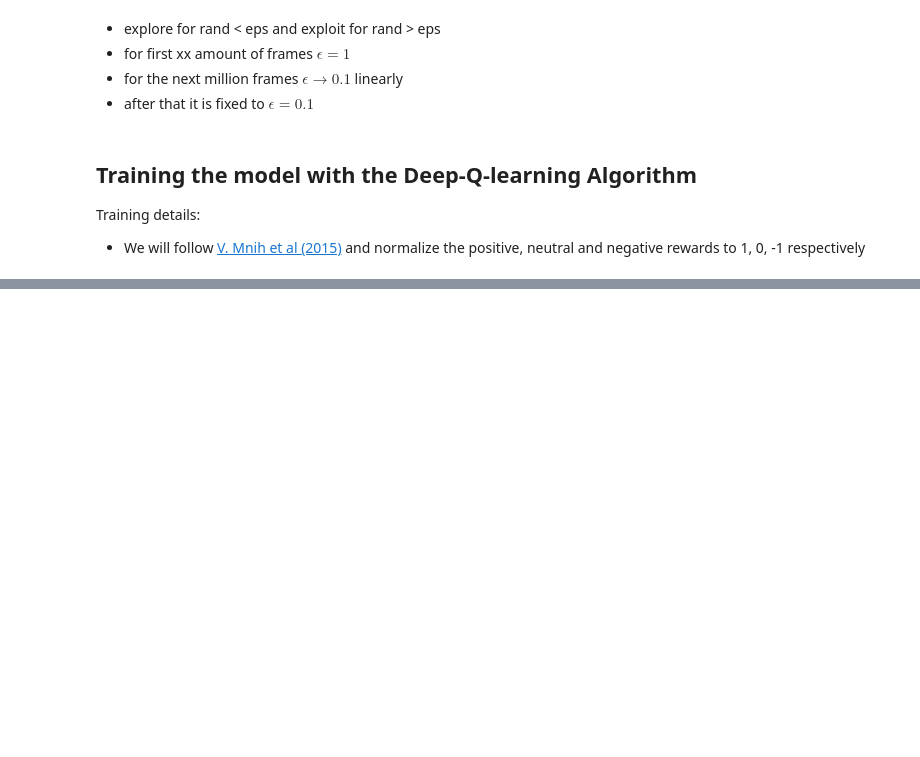
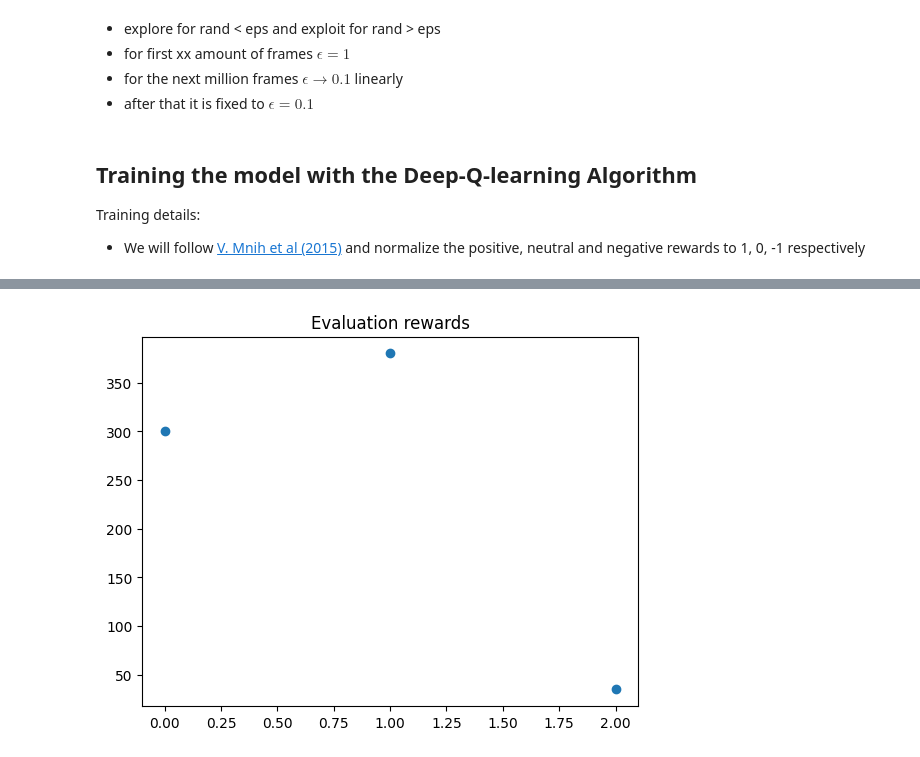
Before and after one commit to colichar/deep-q-learning, a Jupyter notebook: space_invaders_dqn.ipynb, the cells around one changed output, grey strips where cells are left out. Cells and saved outputs as stored; diff of their text form; code cells hidden in the pictures; blank space fills up the shorter version.

```diff
--- a/space_invaders_dqn.ipynb
+++ b/space_invaders_dqn.ipynb
@@ -618,2 +584,5 @@ def evaluate_DQL():
 # %%
-evaluation_rewards = evaluate_DQL()
+start = time.time()
+evaluation_rewards = Agent.evaluate()
+end = time.time()
+print("Elapsed time in minutes:", (end-start)/60)
@@ -620,5 +591,7 @@ evaluation_rewards = evaluate_DQL()
 # %%
-plt.plot(eval_rew, 'o')
+plt.plot(evaluation_rewards, 'o')
 plt.title('Evaluation rewards')
 
 plt.show()
+# %% [output]
+[figure, added]
```
Also changed, not shown: parts of 27 cells of this notebook.
